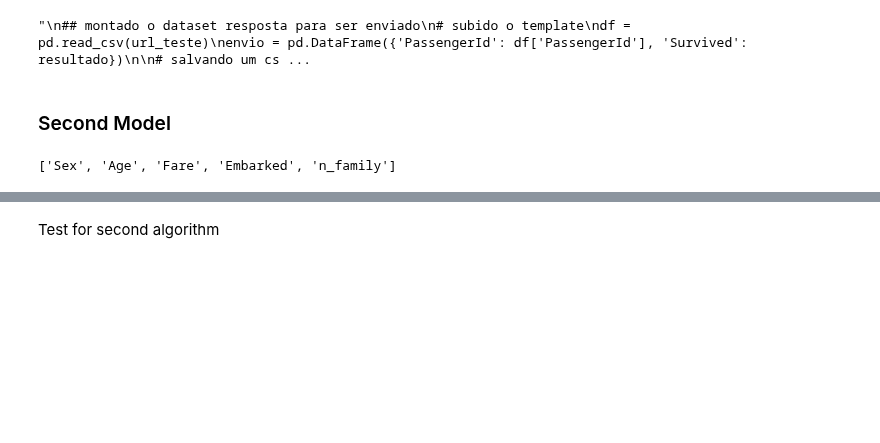
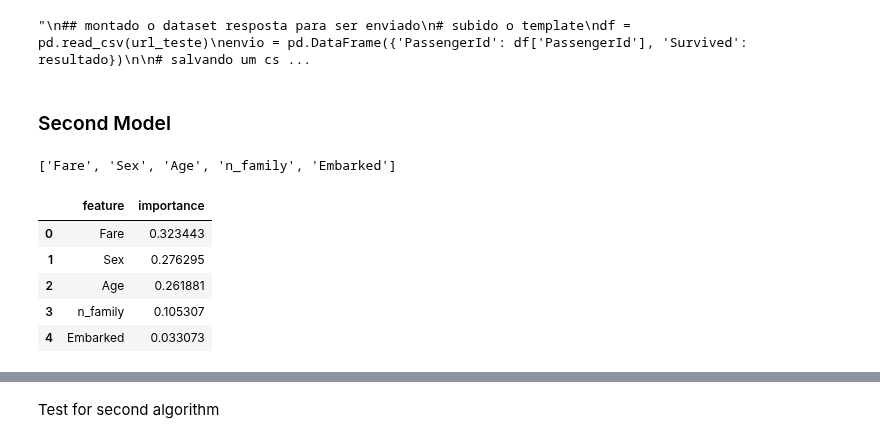
Before and after one commit to LeoFernanndes/notebooks, a Jupyter notebook: titanic.ipynb, the cells around one changed output, grey strips where cells are left out. Saved outputs shown, nothing was run; the diff lists cells and outputs as text; code cells hidden in the pictures; blank space fills up the shorter version.

```diff
--- a/titanic.ipynb
+++ b/titanic.ipynb
@@ -196,14 +196,14 @@ envio.to_csv(nome_arquivo, index= False)
 # %%
 titanic2 = titanic.copy()
 titanic2['n_family'] = titanic2['Parch'] + titanic2['SibSp']
-colunas2 = ['Sex', 'Age','Fare','Embarked','n_family']
+colunas2 = ['Fare', 'Sex', 'Age', 'n_family', 'Embarked']
 
 x2 = titanic2[colunas2]
 y2 = titanic_y.copy()
 
 colunas2
 # %% [output]
-['Sex', 'Age', 'Fare', 'Embarked', 'n_family']
+['Fare', 'Sex', 'Age', 'n_family', 'Embarked']
 # %%
 from sklearn.svm import SVR
 from xgboost import XGBRegressor
@@ -252,3 +253,16 @@ for m in(range(it)):
+# %%
+featimp2 = clf2.feature_importances_
+featimp2_df = pd.DataFrame({'feature': colunas2,
+                            'importance': featimp2}).sort_values(by= ['importance'], ascending= False)
+
+featimp2_df
+# %% [output]
+|  | feature | importance |
+| 0 | Fare | 0.323443 |
+| 1 | Sex | 0.276295 |
+| 2 | Age | 0.261881 |
+| 3 | n_family | 0.105307 |
+| 4 | Embarked | 0.033073 |
 # %%
 import matplotlib.pyplot as plt
 
```
Also changed, not shown: parts of 14 cells of this notebook.
